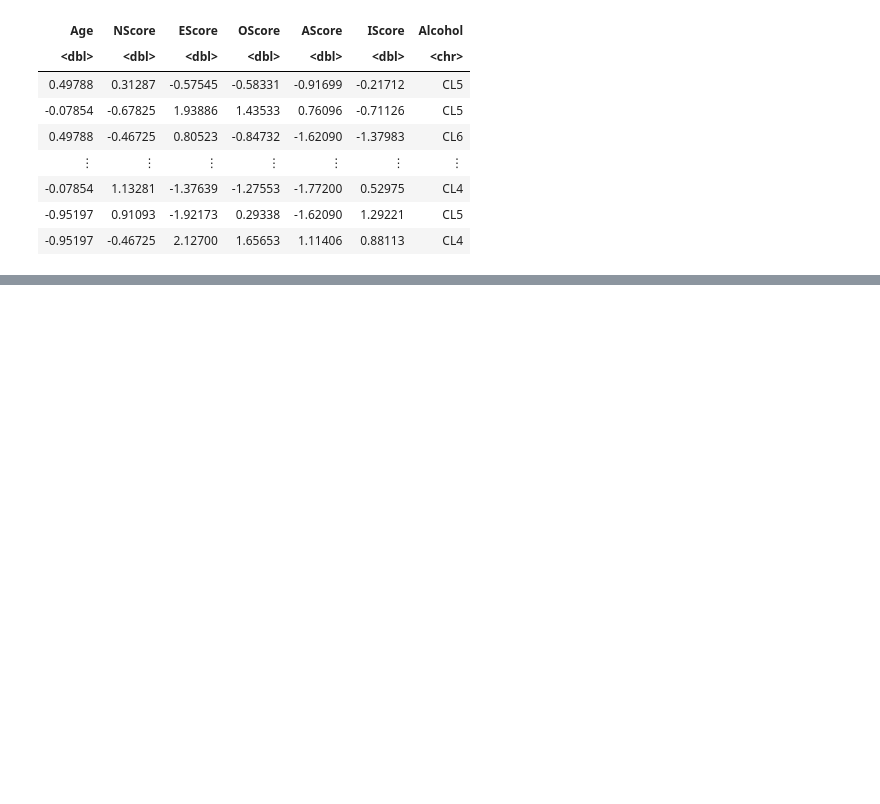
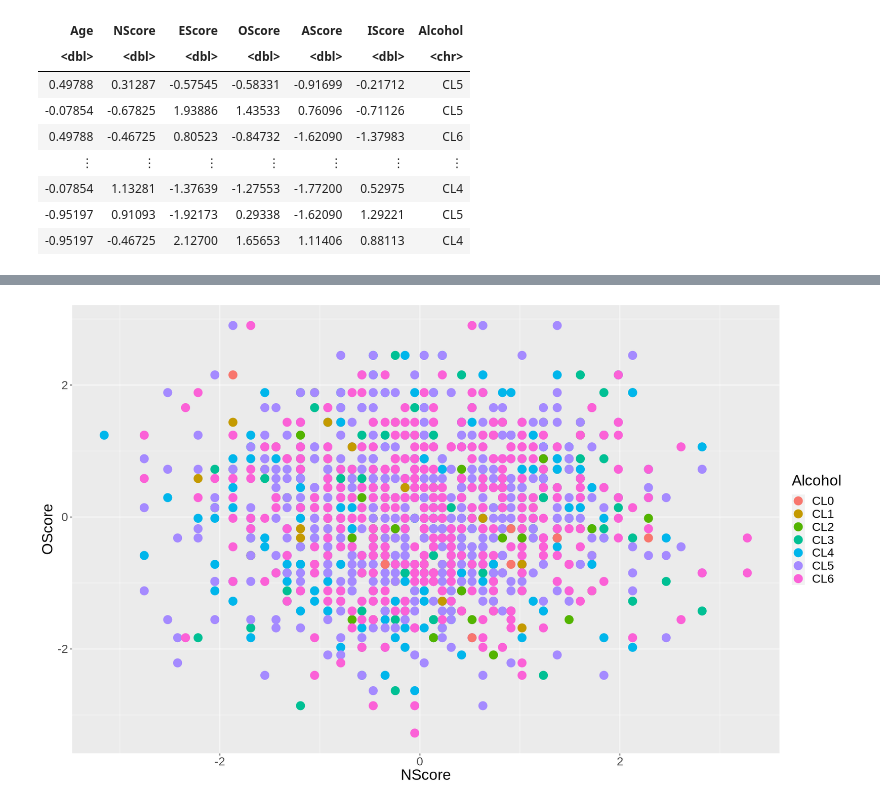
Before and after one commit to hyt152004/Alcohol-Consumption-Data-Analysis, a Jupyter notebook: group_project_proposal.ipynb, the cells around one changed output, grey strips where cells are left out. Saved outputs shown, nothing was run; the diff lists cells and outputs as text; code cells hidden in the pictures; blank space fills up the shorter version.

```diff
--- a/group_project_proposal.ipynb
+++ b/group_project_proposal.ipynb
@@ -55,8 +37,8 @@ colnames(drugs_data) <- c("ID",
                           "Semer",
                           "VSA")
 drugs_data
-drugs_data_alcohol <- select(drugs_data, Age, NScore, EScore, OScore, AScore, IScore, Alcohol)
-drugs_data_alcohol
+alcohol_data <- select(drugs_data, Age, NScore, EScore, OScore, AScore, IScore, Alcohol)
+alcohol_data
 # %% [output]
 Rows: 1885 Columns: 32
 ── Column specification ────────────────────────────────────────────────────────
@@ -88,0 +87,6 @@ A tibble: 1885 × 7
+# %%
+alcohol_split <- initial_split(alcohol_data, prop = 0.75, strata = Alcohol)
+alcohol_train <- training(alcohol_split)
+alcohol_test <- testing(alcohol_split)
+alcohol_train
+alcohol_test
@@ -88,0 +114,9 @@ A tibble: 1885 × 7
+# %%
+options(repr.plot.width = 15, repr.plot.height = 9)
+
+alcohol_plot <- ggplot(alcohol_train, aes(x = NScore, y = OScore, colour = Alcohol)) +
+                geom_point(size = 5) +
+                theme(text = element_text(size = 20))
+alcohol_plot
+# %% [output]
+[figure, added]
```
Also changed, not shown: parts of 8 cells of this notebook.
